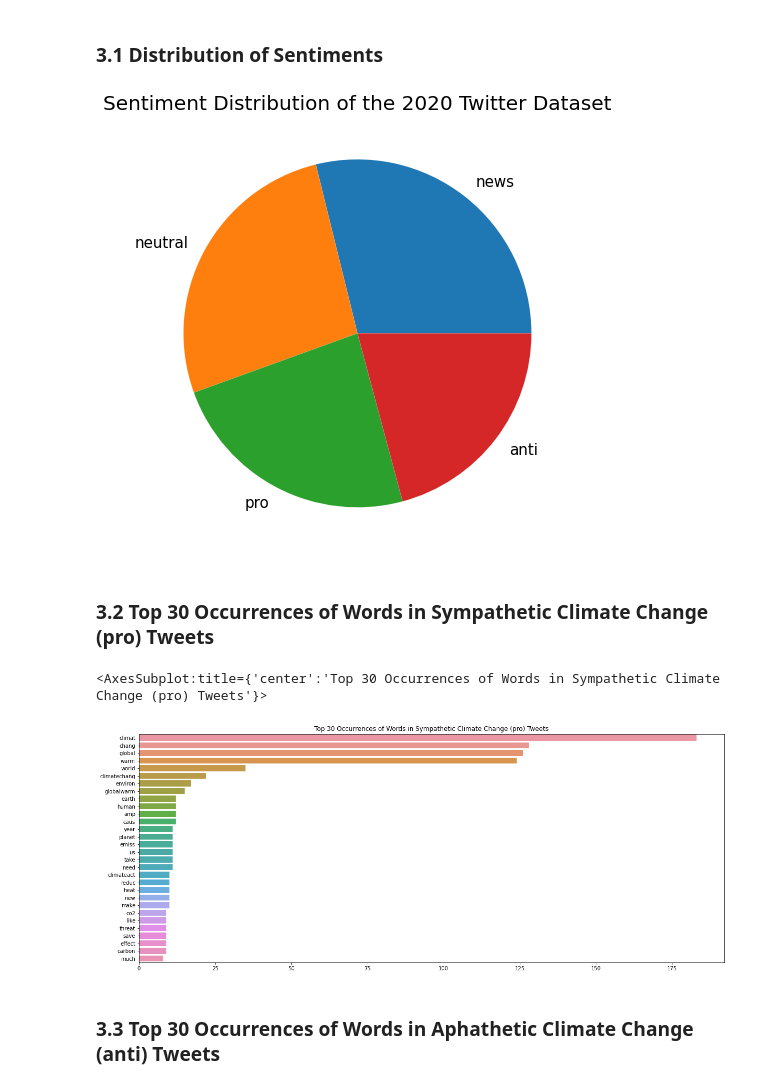
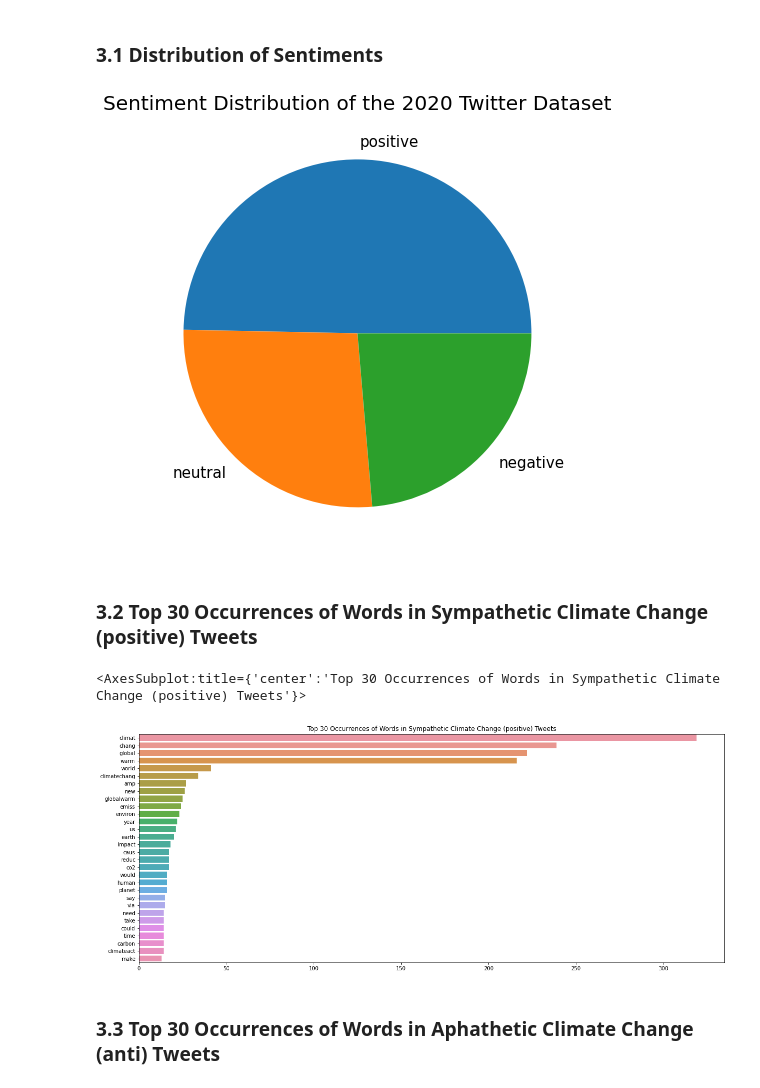
Before and after one commit to Densho1/Climate-Change-Sentiment-Predictor, a Jupyter notebook: CCSP.ipynb, the cells around one changed output. Drawn from its saved outputs; the diff is of its cells as text; code cells hidden in the pictures.

```diff
--- a/CCSP.ipynb
+++ b/CCSP.ipynb
@@ -55,6 +55,7 @@ df.rename(columns={"sympathy?":"sympathy"}, inplace=True)
 # %%
 #Dropping unneeded columns
 df = df[['text', 'sympathy']]
+df = df.sample(frac=1).reset_index(drop=True)
 df.head()
 # %% [output]
 |  | text | sympathy |
@@ -74,7 +75,7 @@ dtype: int64
 ### 2.2 Data Encoding
 # %%
 #Transforming the sympathy column to numerical values using the replacement method
-params = {"anti": -1, "neutral": 0, "pro": 1, "news": 2}
+params = {"negative": -1, "neutral": 0, "positive": 1}
 df['sympathy'].replace(params, inplace=True)
 df.head()
 # %% [output]
@@ -173,14 +174,14 @@ vectorizedtfid = tfid.fit_transform(stemmedtext)
 # %%
 plt.figure(figsize = (8, 8))
 values = df['sympathy'].value_counts().values
-labels = ['news', 'neutral', 'pro', 'anti']
+labels = ['positive', 'neutral', 'negative']
 plt.pie(values, labels=labels, textprops={'fontsize': 15})
 plt.title('Sentiment Distribution of the 2020 Twitter Dataset', fontsize=20)
 plt.show()
 # %% [output]
-[figure, old version]
+[figure, new version]
 # %% [markdown]
-### 3.2 Top 30 Occurrences of Words in Sympathetic Climate Change (pro) Tweets
+### 3.2 Top 30 Occurrences of Words in Sympathetic Climate Change (positive) Tweets
 # %%
 prodict = {}
 protweets = dfcv[(dfcv['sympathy'] == 1)]
@@ -197,15 +198,15 @@ prodict = dict(sorted(prodict.items(), key=lambda item: item[1], reverse=True))
 #print(prodict)
 
 plt.figure(figsize=(20,8))
-plt.title("Top 30 Occurrences of Words in Sympathetic Climate Change (pro) Tweets")
+plt.title("Top 30 Occurrences of Words in Sympathetic Climate Change (positive) Tweets")
 keys = list(prodict.keys())[:30]
 vals = list(prodict.values())[:30]
 sns.barplot(x=vals, y=keys)
 
 #print(valuecounts)
 # %% [output]
-<AxesSubplot:title={'center':'Top 30 Occurrences of Words in Sympathetic Climate Change (pro) Tweets'}>
+<AxesSubplot:title={'center':'Top 30 Occurrences of Words in Sympathetic Climate Change (positive) Tweets'}>
-[figure, old version]
+[figure, new version]
 # %% [markdown]
 ### 3.3 Top 30 Occurrences of Words in Aphathetic Climate Change (anti) Tweets
 # %%
```
Also changed, not shown: parts of 21 cells of this notebook, 3 other files.
